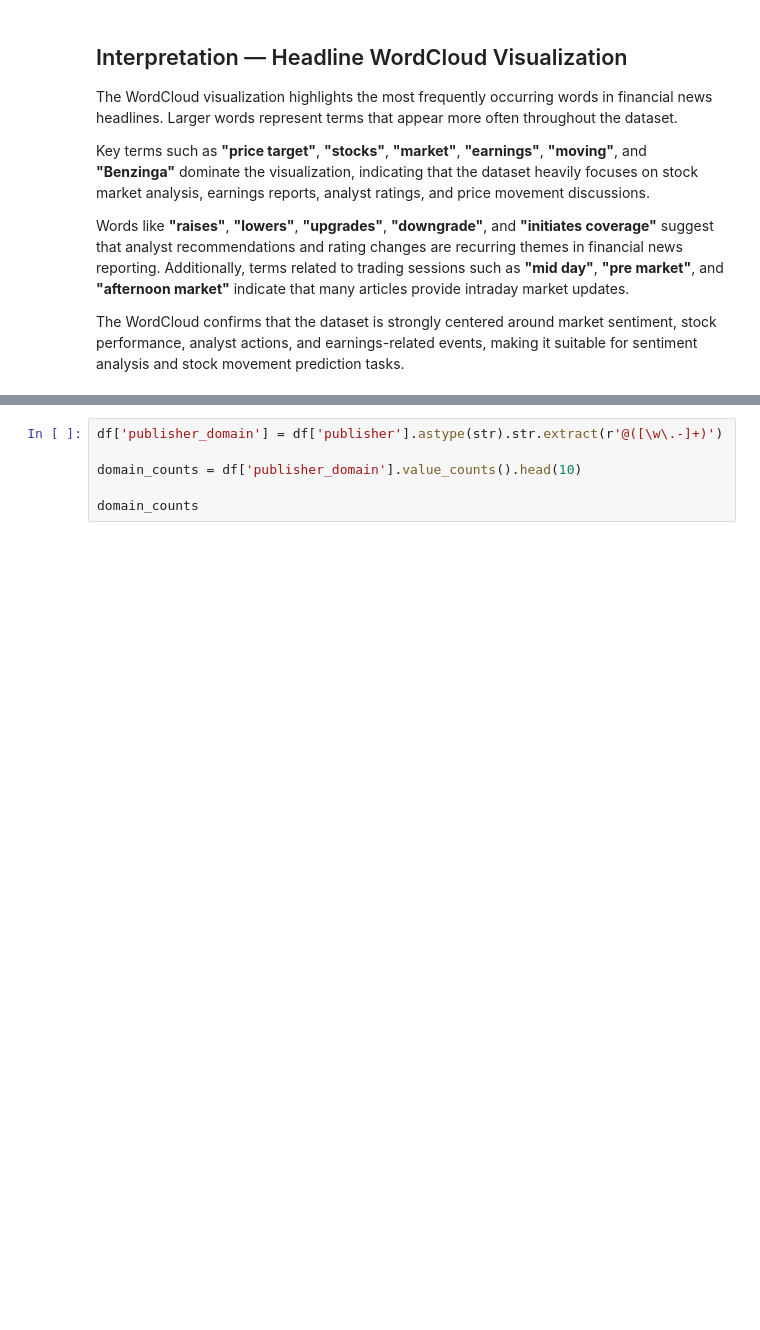
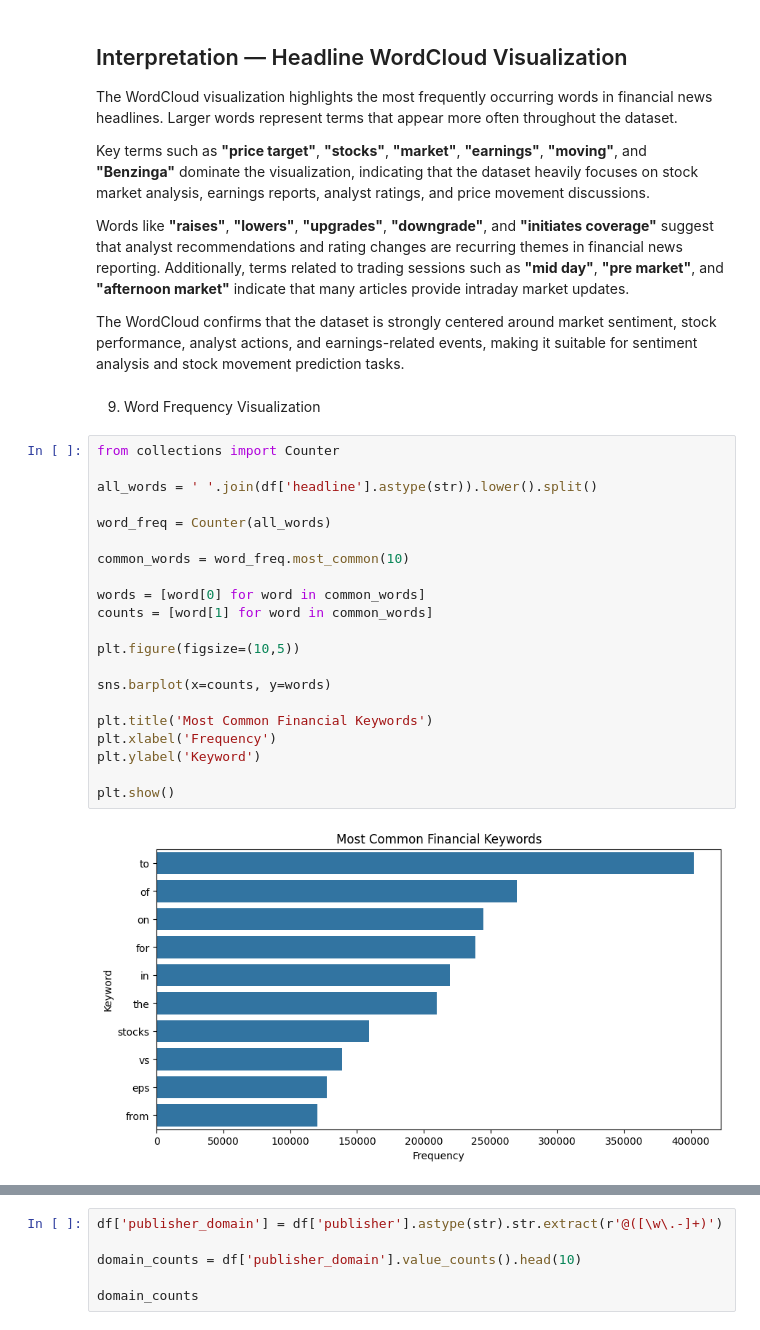
Before and after one commit to Lalisecf/news-sentiment-analysis-week1, a Jupyter notebook: notebooks/task_1_Exploratory_Data_Analysis_(EDA).ipynb, the cells around one changed output, grey strips where cells are left out. Cells and saved outputs as stored; diff of their text form; blank space fills up the shorter version.

```diff
--- a/notebooks/task_1_Exploratory_Data_Analysis_(EDA).ipynb
+++ b/notebooks/task_1_Exploratory_Data_Analysis_(EDA).ipynb
@@ -360,3 +360,28 @@ Key terms such as **"price target"**, **"stocks"**, **"market"**, **"earnings"**
 Words like **"raises"**, **"lowers"**, **"upgrades"**, **"downgrade"**, and **"initiates coverage"** suggest that analyst recommendations and rating changes are recurring themes in financial news reporting. Additionally, terms related to trading sessions such as **"mid day"**, **"pre market"**, and **"afternoon market"** indicate that many articles provide intraday market updates.
 
 The WordCloud confirms that the dataset is strongly centered around market sentiment, stock performance, analyst actions, and earnings-related events, making it suitable for sentiment analysis and stock movement prediction tasks.
+# %% [markdown]
+9. Word Frequency Visualization
+# %%
+from collections import Counter
+
+all_words = ' '.join(df['headline'].astype(str)).lower().split()
+
+word_freq = Counter(all_words)
+
+common_words = word_freq.most_common(10)
+
+words = [word[0] for word in common_words]
+counts = [word[1] for word in common_words]
+
+plt.figure(figsize=(10,5))
+
+sns.barplot(x=counts, y=words)
+
+plt.title('Most Common Financial Keywords')
+plt.xlabel('Frequency')
+plt.ylabel('Keyword')
+
+plt.show()
+# %% [output]
+[figure, added]
```
Also changed, not shown: parts of 2 cells of this notebook, 1 other file.
